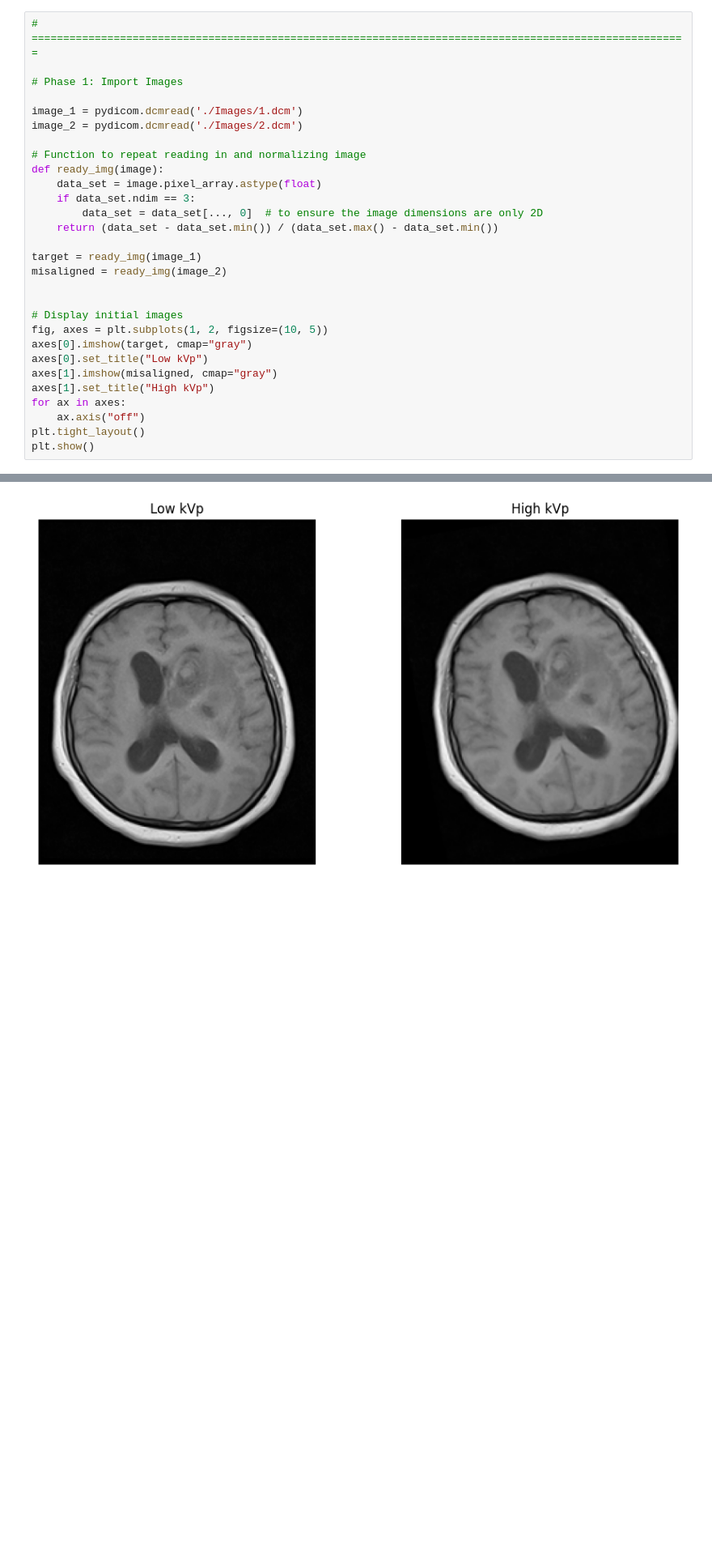
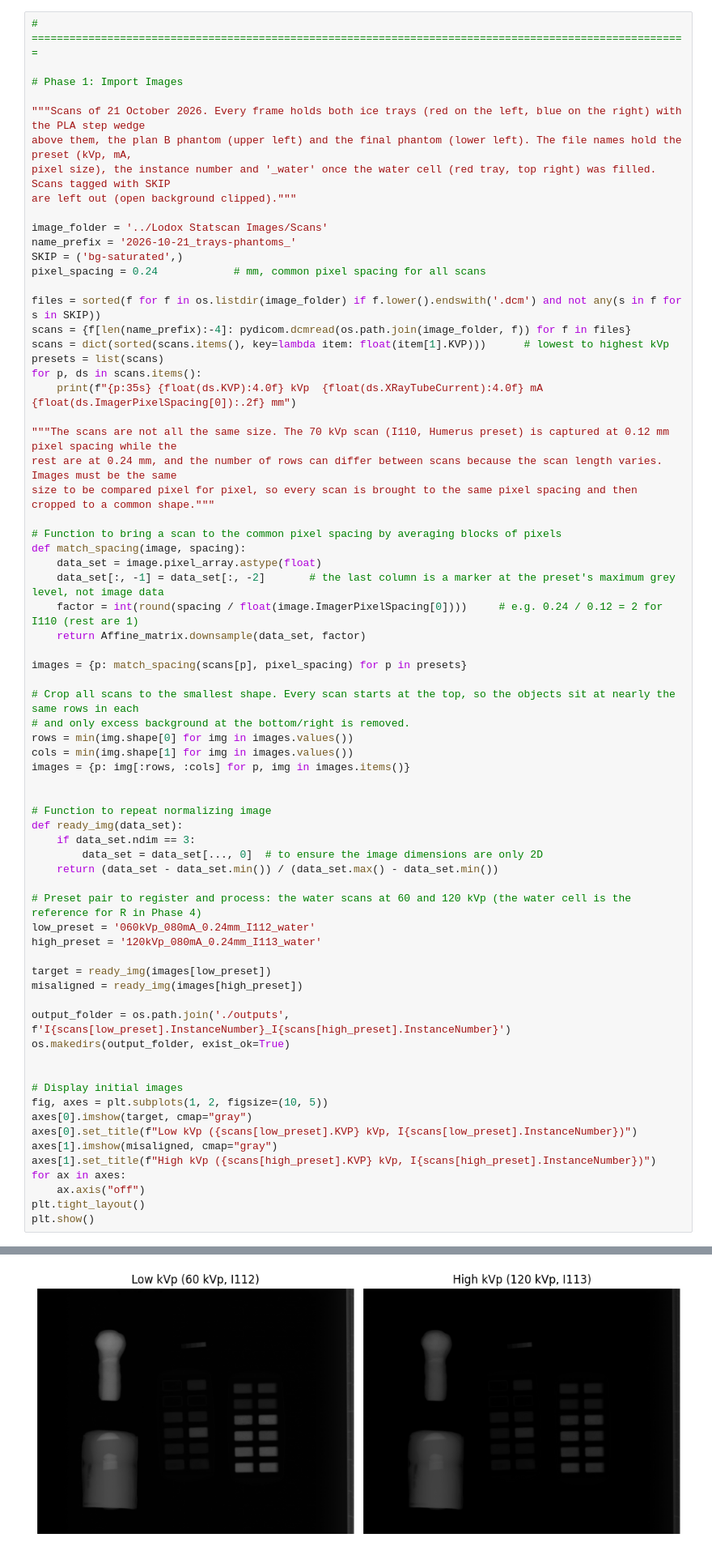
Before and after one commit to StormRaider01/Lodox_pipeline, a Jupyter notebook: Bone_suppression_pipeline.ipynb, the cells around one changed output, grey strips where cells are left out. Shown at 81% size. Drawn from its saved outputs; the diff is of its cells as text; blank space fills up the shorter version.

```diff
--- a/Bone_suppression_pipeline.ipynb
+++ b/Bone_suppression_pipeline.ipynb
@@ -15,26 +15,66 @@ from scipy.optimize import minimize
 
 # Phase 1: Import Images
 
-image_1 = pydicom.dcmread('./Images/1.dcm')
-image_2 = pydicom.dcmread('./Images/2.dcm')
+"""Scans of 21 October 2026. Every frame holds both ice trays (red on the left, blue on the right) with the PLA step wedge
+above them, the plan B phantom (upper left) and the final phantom (lower left). The file names hold the preset (kVp, mA,
+pixel size), the instance number and '_water' once the water cell (red tray, top right) was filled. Scans tagged with SKIP
+are left out (open background clipped)."""
 
-# Function to repeat reading in and normalizing image
-def ready_img(image):
+image_folder = '../Lodox Statscan Images/Scans'
+name_prefix = '2026-10-21_trays-phantoms_'
+SKIP = ('bg-saturated',)
+pixel_spacing = 0.24            # mm, common pixel spacing for all scans
+
+files = sorted(f for f in os.listdir(image_folder) if f.lower().endswith('.dcm') and not any(s in f for s in SKIP))
+scans = {f[len(name_prefix):-4]: pydicom.dcmread(os.path.join(image_folder, f)) for f in files}
+scans = dict(sorted(scans.items(), key=lambda item: float(item[1].KVP)))      # lowest to highest kVp
+presets = list(scans)
+for p, ds in scans.items():
+    print(f"{p:35s} {float(ds.KVP):4.0f} kVp  {float(ds.XRayTubeCurrent):4.0f} mA  {float(ds.ImagerPixelSpacing[0]):.2f} mm")
+
+"""The scans are not all the same size. The 70 kVp scan (I110, Humerus preset) is captured at 0.12 mm pixel spacing while the
+rest are at 0.24 mm, and the number of rows can differ between scans because the scan length varies. Images must be the same
+size to be compared pixel for pixel, so every scan is brought to the same pixel spacing and then cropped to a common shape."""
+
+# Function to bring a scan to the common pixel spacing by averaging blocks of pixels
+def match_spacing(image, spacing):
     data_set = image.pixel_array.astype(float)
+    data_set[:, -1] = data_set[:, -2]       # the last column is a marker at the preset's maximum grey level, not image data
+    factor = int(round(spacing / float(image.ImagerPixelSpacing[0])))     # e.g. 0.24 / 0.12 = 2 for I110 (rest are 1)
+    return Affine_matrix.downsample(data_set, factor)
+
+images = {p: match_spacing(scans[p], pixel_spacing) for p in presets}
+
+# Crop all scans to the smallest shape. Every scan starts at the top, so the objects sit at nearly the same rows in each
+# and only excess background at the bottom/right is removed.
+rows = min(img.shape[0] for img in images.values())
+cols = min(img.shape[1] for img in images.values())
+images = {p: img[:rows, :cols] for p, img in images.items()}
+
+
+# Function to repeat normalizing image
+def ready_img(data_set):
     if data_set.ndim == 3:
         data_set = data_set[..., 0]  # to ensure the image dimensions are only 2D
     return (data_set - data_set.min()) / (data_set.max() - data_set.min())
 
-target = ready_img(image_1)
-misaligned = ready_img(image_2)
+# Preset pair to register and process: the water scans at 60 and 120 kVp (the water cell is the reference for R in Phase 4)
+low_preset = '060kVp_080mA_0.24mm_I112_water'
+high_preset = '120kVp_080mA_0.24mm_I113_water'
+
+target = ready_img(images[low_preset])
+misaligned = ready_img(images[high_preset])
+
+output_folder = os.path.join('./outputs', f'I{scans[low_preset].InstanceNumber}_I{scans[high_preset].InstanceNumber}')
+os.makedirs(output_folder, exist_ok=True)
 
 
 # Display initial images
 fig, axes = plt.subplots(1, 2, figsize=(10, 5))
 axes[0].imshow(target, cmap="gray")
-axes[0].set_title("Low kVp")
+axes[0].set_title(f"Low kVp ({scans[low_preset].KVP} kVp, I{scans[low_preset].InstanceNumber})")
 axes[1].imshow(misaligned, cmap="gray")
-axes[1].set_title("High kVp")
+axes[1].set_title(f"High kVp ({scans[high_preset].KVP} kVp, I{scans[high_preset].InstanceNumber})")
 for ax in axes:
     ax.axis("off")
 plt.tight_layout()
@@ -43 +92 @@ plt.show()
-[figure, old version]
+[figure, new version]
```
Also changed, not shown: parts of 10 cells of this notebook, 12 other files.
